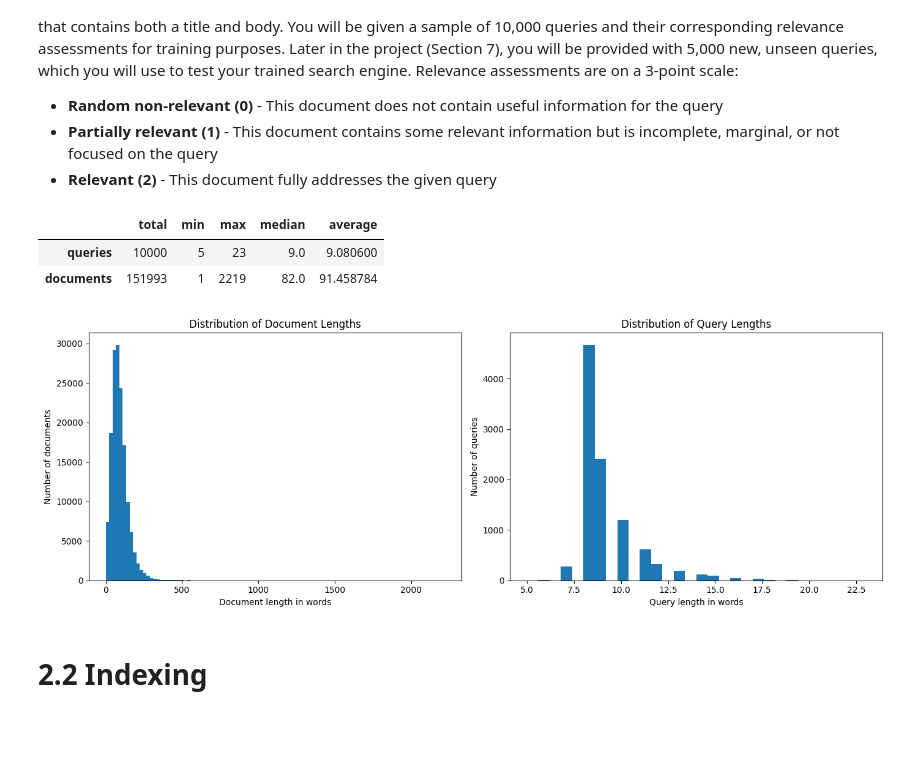
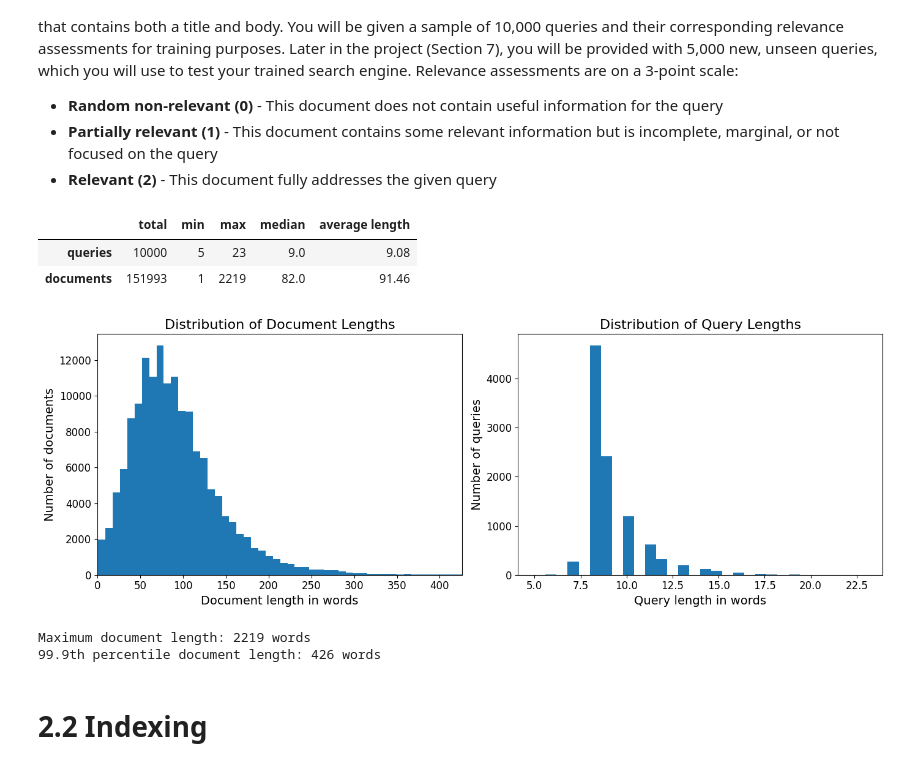
Before and after one commit to Legenden84/search-engines, a Jupyter notebook: notebooks/se_project_2.ipynb, the cells around one changed output. Saved outputs shown, nothing was run; the diff lists cells and outputs as text; code cells hidden in the pictures; blank space fills up the shorter version.

```diff
--- a/notebooks/se_project_2.ipynb
+++ b/notebooks/se_project_2.ipynb
@@ -131,33 +131,52 @@ res = pd.DataFrame({
     "min": [query_lengths.min(), doc_lengths.min()],
     "max": [query_lengths.max(), doc_lengths.max()],
     "median": [query_lengths.median(), doc_lengths.median()],
-    "average": [query_lengths.mean(), doc_lengths.mean()]
+    "average length": [(query_lengths.mean()), doc_lengths.mean()]
 }, index=["queries", "documents"])
-
+res["average length"] = res["average length"].round(2)
 res
 # %% [output]
-|  | total | min | max | median | average |
-| queries | 10000 | 5 | 23 | 9.0 | 9.080600 |
-| documents | 151993 | 1 | 2219 | 82.0 | 91.458784 |
+|  | total | min | max | median | average length |
+| queries | 10000 | 5 | 23 | 9.0 | 9.08 |
+| documents | 151993 | 1 | 2219 | 82.0 | 91.46 |
 # %%
 fig, axes = plt.subplots(1, 2, figsize=(14, 5))
 
+# Use a slightly less aggressive cutoff
+doc_xmax = doc_lengths.quantile(0.999)
+
+# Keep only documents inside the displayed range
+doc_lengths_plot = doc_lengths[doc_lengths <= doc_xmax]
+
+# Font sizes
+title_size = 16
+label_size = 14
+tick_size = 12
+
 # Document length distribution
-axes[0].hist(doc_lengths, bins=100)
-axes[0].set_title("Distribution of Document Lengths")
-axes[0].set_xlabel("Document length in words")
-axes[0].set_ylabel("Number of documents")
+axes[0].hist(doc_lengths_plot, bins=50)
+axes[0].set_xlim(0, doc_xmax)
+axes[0].set_title("Distribution of Document Lengths", fontsize=title_size)
+axes[0].set_xlabel("Document length in words", fontsize=label_size)
+axes[0].set_ylabel("Number of documents", fontsize=label_size)
+axes[0].tick_params(axis="both", labelsize=tick_size)
 
 # Query length distribution
 axes[1].hist(query_lengths, bins=30)
-axes[1].set_title("Distribution of Query Lengths")
-axes[1].set_xlabel("Query length in words")
-axes[1].set_ylabel("Number of queries")
+axes[1].set_title("Distribution of Query Lengths", fontsize=title_size)
+axes[1].set_xlabel("Query length in words", fontsize=label_size)
+axes[1].set_ylabel("Number of queries", fontsize=label_size)
+axes[1].tick_params(axis="both", labelsize=tick_size)
 
 plt.tight_layout()
 plt.show()
+
+print(f"Maximum document length: {doc_lengths.max():.0f} words")
+print(f"99.9th percentile document length: {doc_xmax:.0f} words")
 # %% [output]
-[figure, old version]
+[figure, new version]
+Maximum document length: 2219 words
+99.9th percentile document length: 426 words
 # %% [markdown]
 # 2.2 Indexing
 # %% [markdown]
```
Also changed, not shown: parts of 1 cell of this notebook, 5 other files.
